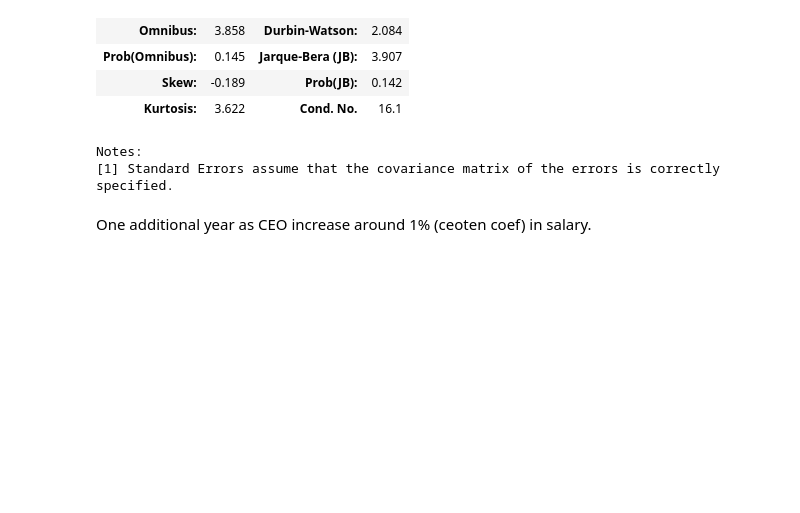
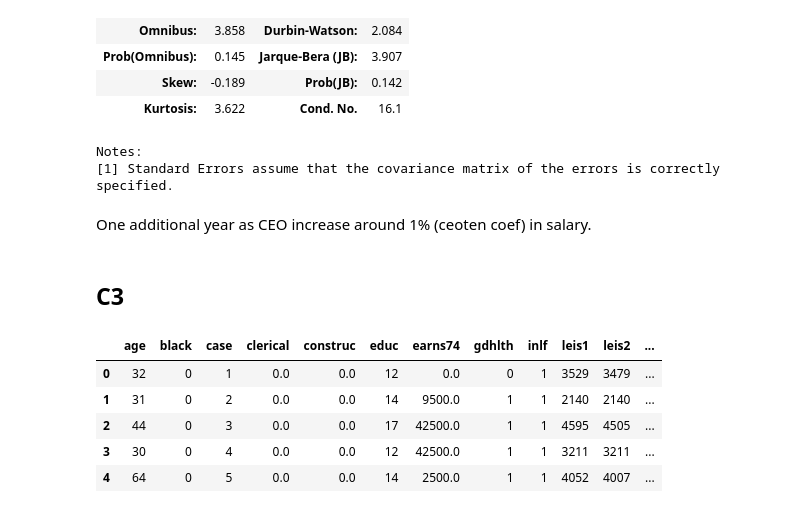
Before and after one commit to fabioismerim/intro_metrics_modern_approach, a Jupyter notebook: chap_02.ipynb, the cells around one changed output. Cells and saved outputs as stored; diff of their text form; code cells hidden in the pictures; blank space fills up the shorter version.

```diff
--- a/chap_02.ipynb
+++ b/chap_02.ipynb
@@ -171,3 +171,15 @@ Notes:
 [1] Standard Errors assume that the covariance matrix of the errors is correctly specified.
 # %% [markdown]
 One additional year as CEO increase around 1% (ceoten coef) in salary.
+# %% [markdown]
+## C3
+# %%
+df_sleep= wr.data('sleep75')
+df_sleep.head()
+# %% [output]
+|  | age | black | case | clerical | construc | educ | earns74 | gdhlth | inlf | leis1 | leis2 | ... |
+| 0 | 32 | 0 | 1 | 0.0 | 0.0 | 12 | 0.0 | 0 | 1 | 3529 | 3479 | ... |
+| 1 | 31 | 0 | 2 | 0.0 | 0.0 | 14 | 9500.0 | 1 | 1 | 2140 | 2140 | ... |
+| 2 | 44 | 0 | 3 | 0.0 | 0.0 | 17 | 42500.0 | 1 | 1 | 4595 | 4505 | ... |
+| 3 | 30 | 0 | 4 | 0.0 | 0.0 | 12 | 42500.0 | 1 | 1 | 3211 | 3211 | ... |
+| 4 | 64 | 0 | 5 | 0.0 | 0.0 | 14 | 2500.0 | 1 | 1 | 4052 | 4007 | ... |
```
Also changed, not shown: parts of 8 cells of this notebook.
